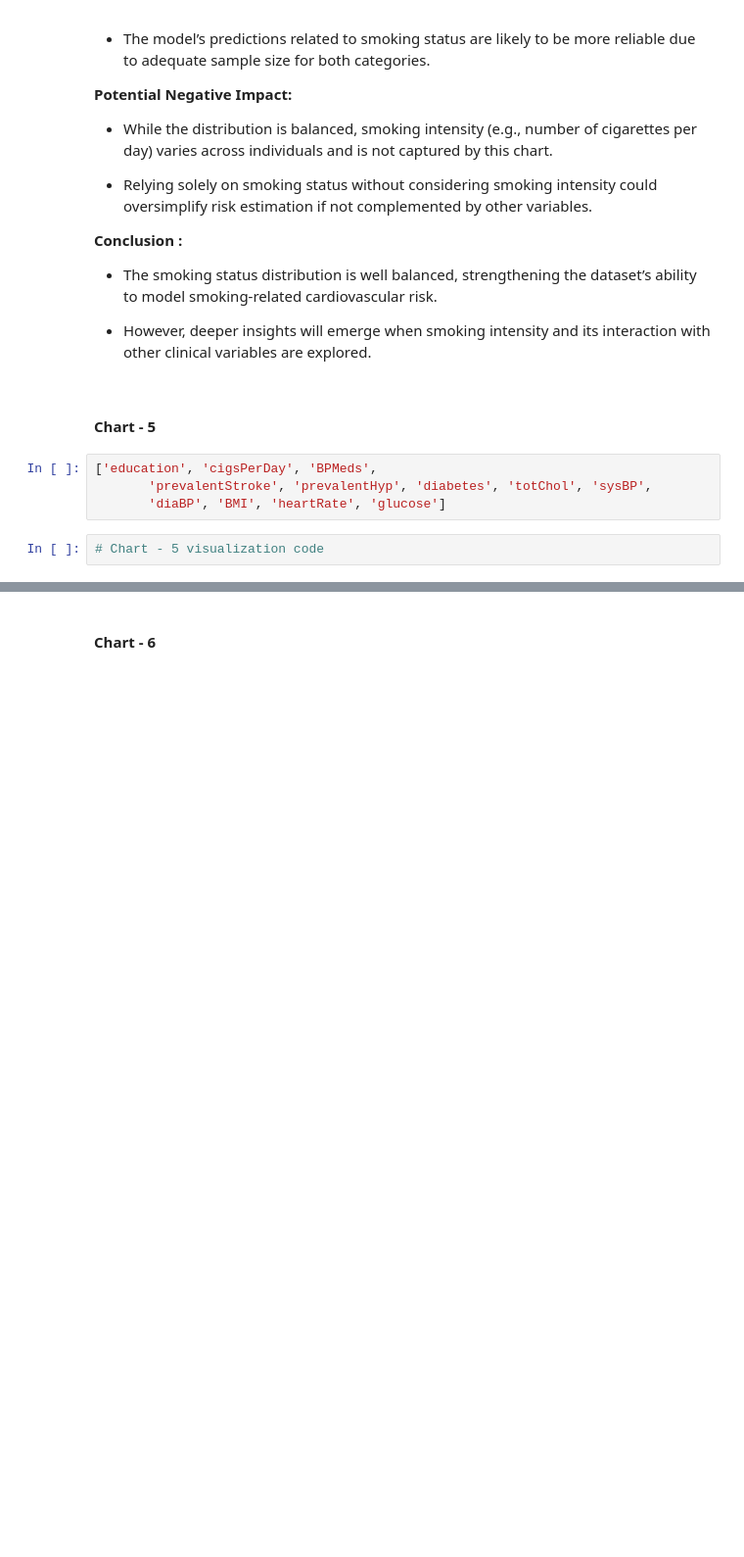
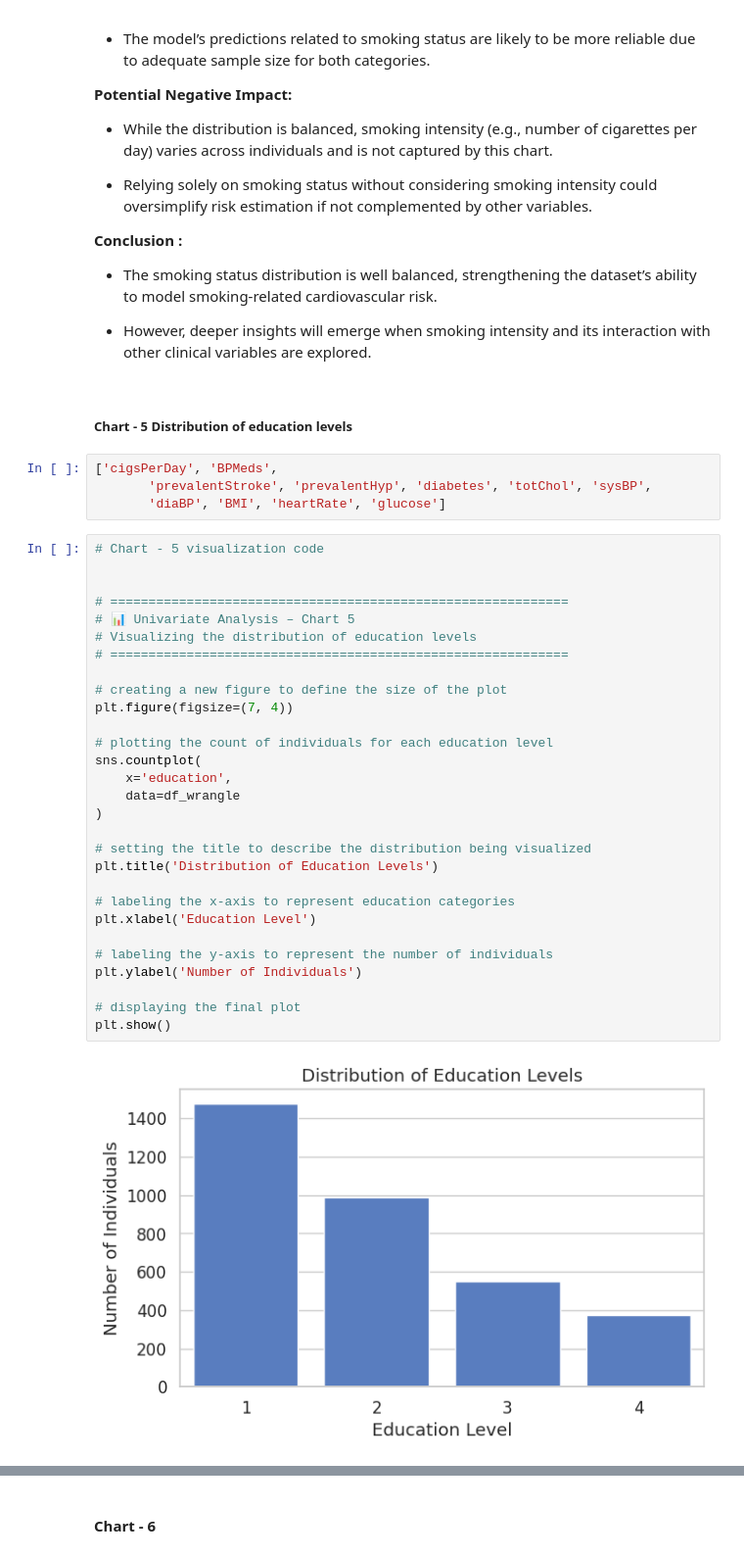
Before and after one commit to MonaliM5/cardio_risk_prediction, a Jupyter notebook: notebooks/Cardiovascular_Risk_Prediction.ipynb, the cells around one changed output, grey strips where cells are left out. Shown at 98% size. Drawn from its saved outputs; the diff is of its cells as text; blank space fills up the shorter version.

Commit message:
viz (chart 5) : perform univariate analysis of education level distribution 🎓

```diff
--- a/notebooks/Cardiovascular_Risk_Prediction.ipynb
+++ b/notebooks/Cardiovascular_Risk_Prediction.ipynb
@@ -809,11 +809,40 @@ Are there any insights that lead to negative growth? Justify with specific reaso
 
 * However, deeper insights will emerge when smoking intensity and its interaction with other clinical variables are explored.
 # %% [markdown]
-#### Chart - 5
+##### Chart - 5 Distribution of education levels
 # %%
-['education', 'cigsPerDay', 'BPMeds',
+['cigsPerDay', 'BPMeds',
        'prevalentStroke', 'prevalentHyp', 'diabetes', 'totChol', 'sysBP',
        'diaBP', 'BMI', 'heartRate', 'glucose']
-# %%
-# Chart - 5 visualization code
+# %%
+# Chart - 5 visualization code
+
+
+# ============================================================
+# 📊 Univariate Analysis – Chart 5
+# Visualizing the distribution of education levels
+# ============================================================
+
+# creating a new figure to define the size of the plot
+plt.figure(figsize=(7, 4))
+
+# plotting the count of individuals for each education level
+sns.countplot(
+    x='education',
+    data=df_wrangle
+)
+
+# setting the title to describe the distribution being visualized
+plt.title('Distribution of Education Levels')
+
+# labeling the x-axis to represent education categories
+plt.xlabel('Education Level')
+
+# labeling the y-axis to represent the number of individuals
+plt.ylabel('Number of Individuals')
+
+# displaying the final plot
+plt.show()
+# %% [output]
+[figure, added]
 # %% [markdown]
```
Also changed, not shown: parts of 12 cells of this notebook.
